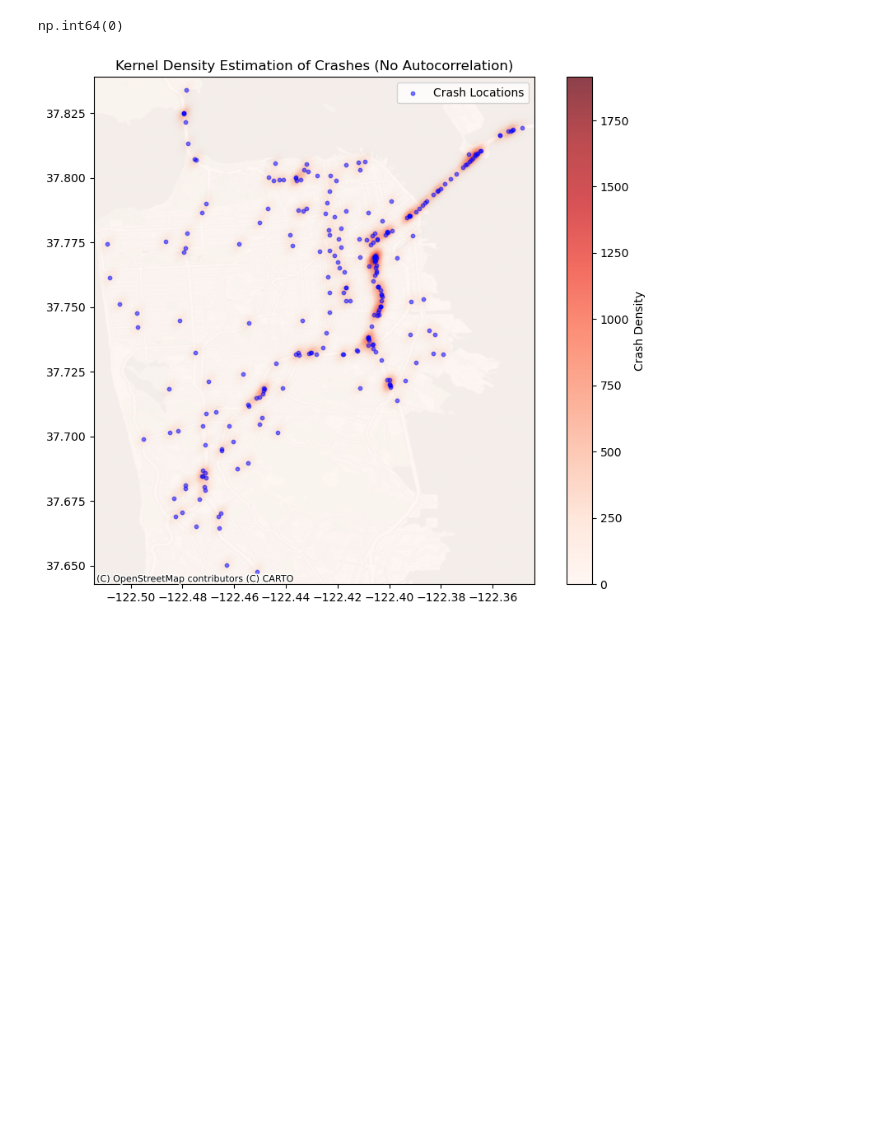
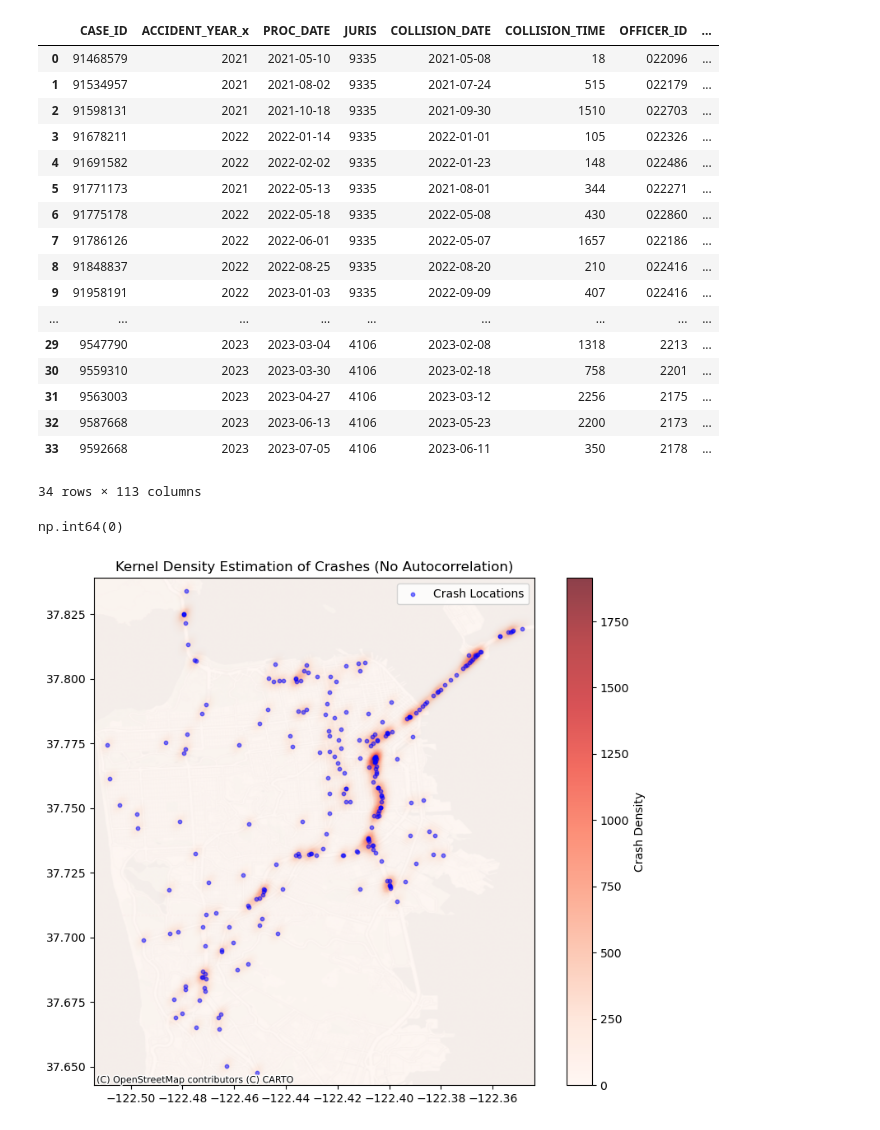
Before and after one commit to kramerzora-ctrl/Safety, a Jupyter notebook: Assignment 4/Assgn4.ipynb, the cells around one changed output. Saved outputs shown, nothing was run; the diff lists cells and outputs as text; code cells hidden in the pictures; blank space fills up the shorter version.

```diff
--- a/Assignment 4/Assgn4.ipynb
+++ b/Assignment 4/Assgn4.ipynb
@@ -4,3 +4,5 @@ import pandas as pd
 #data in sf and daly city between 01/01/21 and 01/01/24
 crashes_sf = pd.read_csv('Crashes_SF.csv')
 crashes_dc = pd.read_csv('Crashes_DC.csv')
+parties_sf = pd.read_csv('Parties_SF.csv')
+parties_dc = pd.read_csv('Parties_DC.csv')
@@ -6,0 +15,3 @@ crashes_dc = pd.read_csv('Crashes_DC.csv')
+# %%
+parties_sf_filter = parties_sf[(parties_sf['INATTENTION'] != '-') & (parties_sf['INATTENTION'].notna())]
+parties_dc_filter = parties_dc[(parties_dc['INATTENTION'] != '-') & (parties_dc['INATTENTION'].notna())]
@@ -13 +78,22 @@ crashes_dc_filtered = crashes_dc_severity[crashes_dc_severity['PCF_VIOL_CATEGORY
+# %%
+final_df_dc
+# %% [output]
+|  | CASE_ID | ACCIDENT_YEAR_x | PROC_DATE | JURIS | COLLISION_DATE | COLLISION_TIME | OFFICER_ID | ... |
+| 0 | 91468579 | 2021 | 2021-05-10 | 9335 | 2021-05-08 | 18 | 022096 | ... |
+| 1 | 91534957 | 2021 | 2021-08-02 | 9335 | 2021-07-24 | 515 | 022179 | ... |
+| 2 | 91598131 | 2021 | 2021-10-18 | 9335 | 2021-09-30 | 1510 | 022703 | ... |
+| 3 | 91678211 | 2022 | 2022-01-14 | 9335 | 2022-01-01 | 105 | 022326 | ... |
+| 4 | 91691582 | 2022 | 2022-02-02 | 9335 | 2022-01-23 | 148 | 022486 | ... |
+| 5 | 91771173 | 2021 | 2022-05-13 | 9335 | 2021-08-01 | 344 | 022271 | ... |
+| 6 | 91775178 | 2022 | 2022-05-18 | 9335 | 2022-05-08 | 430 | 022860 | ... |
+| 7 | 91786126 | 2022 | 2022-06-01 | 9335 | 2022-05-07 | 1657 | 022186 | ... |
+| 8 | 91848837 | 2022 | 2022-08-25 | 9335 | 2022-08-20 | 210 | 022416 | ... |
+| 9 | 91958191 | 2022 | 2023-01-03 | 9335 | 2022-09-09 | 407 | 022416 | ... |
+| ... | ... | ... | ... | ... | ... | ... | ... | ... |
+| 29 | 9547790 | 2023 | 2023-03-04 | 4106 | 2023-02-08 | 1318 | 2213 | ... |
+| 30 | 9559310 | 2023 | 2023-03-30 | 4106 | 2023-02-18 | 758 | 2201 | ... |
+| 31 | 9563003 | 2023 | 2023-04-27 | 4106 | 2023-03-12 | 2256 | 2175 | ... |
+| 32 | 9587668 | 2023 | 2023-06-13 | 4106 | 2023-05-23 | 2200 | 2173 | ... |
+| 33 | 9592668 | 2023 | 2023-07-05 | 4106 | 2023-06-11 | 350 | 2178 | ... |
+34 rows × 113 columns
 # %%
```
Also changed, not shown: parts of 6 cells of this notebook, 2 other files.
